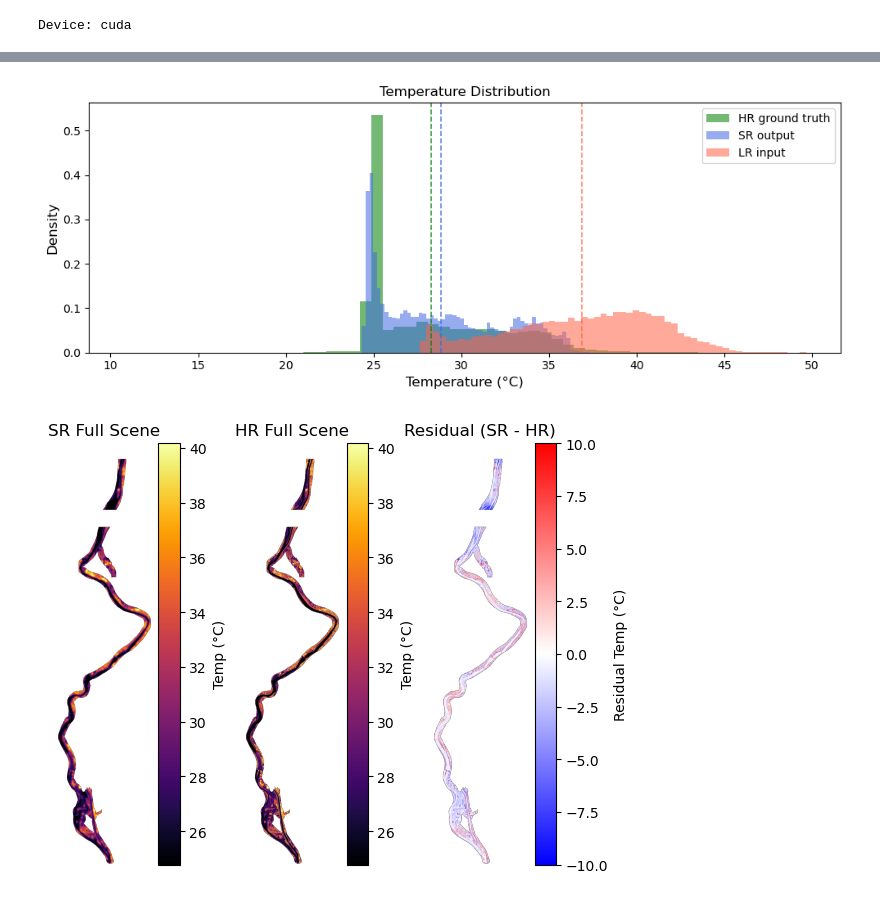
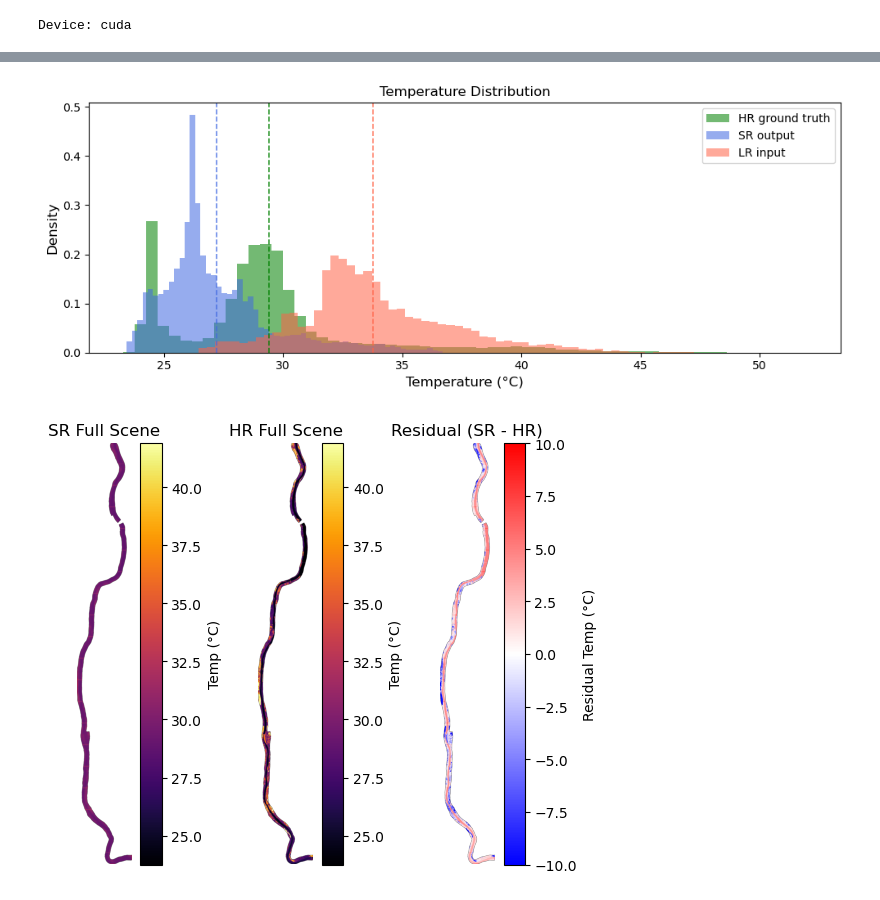
Before and after one commit to Ethel-Ogallo/Superresolution-TIR, a Jupyter notebook: notebooks/01_sanitychecks.ipynb, the cells around one changed output, grey strips where cells are left out. Saved outputs shown, nothing was run; the diff lists cells and outputs as text; code cells hidden in the pictures.

```diff
--- a/notebooks/01_sanitychecks.ipynb
+++ b/notebooks/01_sanitychecks.ipynb
@@ -26,7 +26,7 @@ Device: cuda
 # %%
 # Replace <run_id> with your actual run ID e.g. xmujl7dh
 api   = wandb.Api()
-art   = api.artifact("ogalloethel-university-of-south-brittany/TIR_sisr/model-q8bygi0h:best")
+art   = api.artifact("ogalloethel-university-of-south-brittany/TIR_sisr/model-yxrgylup:best")
 local = art.download("/tmp/ckpt")
 ckpt_path = next(os.path.join(local, f) for f in os.listdir(local) if f.endswith(".ckpt"))
 print(f"Checkpoint: {ckpt_path}")
@@ -71,6 +70,6 @@ Test patches: 21
 # %%
 # Change PATCH_IDX to inspect different patches
-PATCH_IDX = 12
+PATCH_IDX = 0
 print(f"Patch: {test_df.iloc[PATCH_IDX]['patch_id']}")
 
 lr_t, hr_t, mask_t = ds[PATCH_IDX]
@@ -229,14 +228,14 @@ ax.legend(fontsize=10)
 plt.tight_layout()
 plt.show()
 # %% [output]
-[figure, old version]
+[figure, new version]
 # %%
 # viz SR and HR full scene
-with rasterio.open('/share/home/e2406751/Superresolution-TIR/results/SR_images/SR_PDR_2023.tif') as src:
+with rasterio.open('/share/home/e2406751/Superresolution-TIR/results/SR_images/SR_DZM_2023.tif') as src:
     nodata = src.nodata
     sr_full = src.read(1).astype(np.float32)
 
-with rasterio.open('/share/home/e2406751/Superresolution-TIR/results/SR_images/HR_reassembled_PDR_2023.tif') as src:
+with rasterio.open('/share/home/e2406751/Superresolution-TIR/results/SR_images/HR_reassembled_DZM_2023.tif') as src:
     nodata = src.nodata
     hr_full = src.read(1).astype(np.float32)
 
@@ -244,34 +243,34 @@ with rasterio.open('/share/home/e2406751/Superresolution-TIR/results/SR_images/H
 #mask nodata regions if needed (assuming nodata is represented by zeros or a specific value)
 # nodata_value = -99999  # change if your nodata is different
 sr_full_masked = np.where(sr_full == nodata, np.nan, sr_full)
 hr_full_masked = np.where(hr_full == nodata, np.nan, hr_full)
 
 residual = sr_full_masked - hr_full_masked
 
 
 #plt.figure(figsize=(18, 8))
 plt.subplot(1, 3, 1)
 plt.imshow(sr_full_masked, cmap="inferno", vmin=vmin, vmax=vmax)
 plt.title("SR Full Scene", fontsize=12)
 plt.axis("off")
 plt.colorbar(label="Temp (°C)")
 
 plt.subplot(1, 3, 2)
 plt.imshow(hr_full_masked, cmap="inferno", vmin=vmin, vmax=vmax)
 plt.title("HR Full Scene", fontsize=12)
 plt.axis("off")
 plt.colorbar(label="Temp (°C)")
 
 plt.subplot(1, 3, 3)
 plt.imshow(residual, cmap="bwr", vmin=-10, vmax=10)
 plt.colorbar(label="Residual Temp (°C)")
 plt.title("Residual (SR - HR)", fontsize=12)
 plt.axis("off")
 
 plt.tight_layout()
 plt.show()
 # %% [output]
-[figure, old version]
+[figure, new version]
 # %%
 
 sr_path = "results/SR_images/SR_PDR_2023.tif"
```
Also changed, not shown: parts of 9 cells of this notebook, 6 other files.
